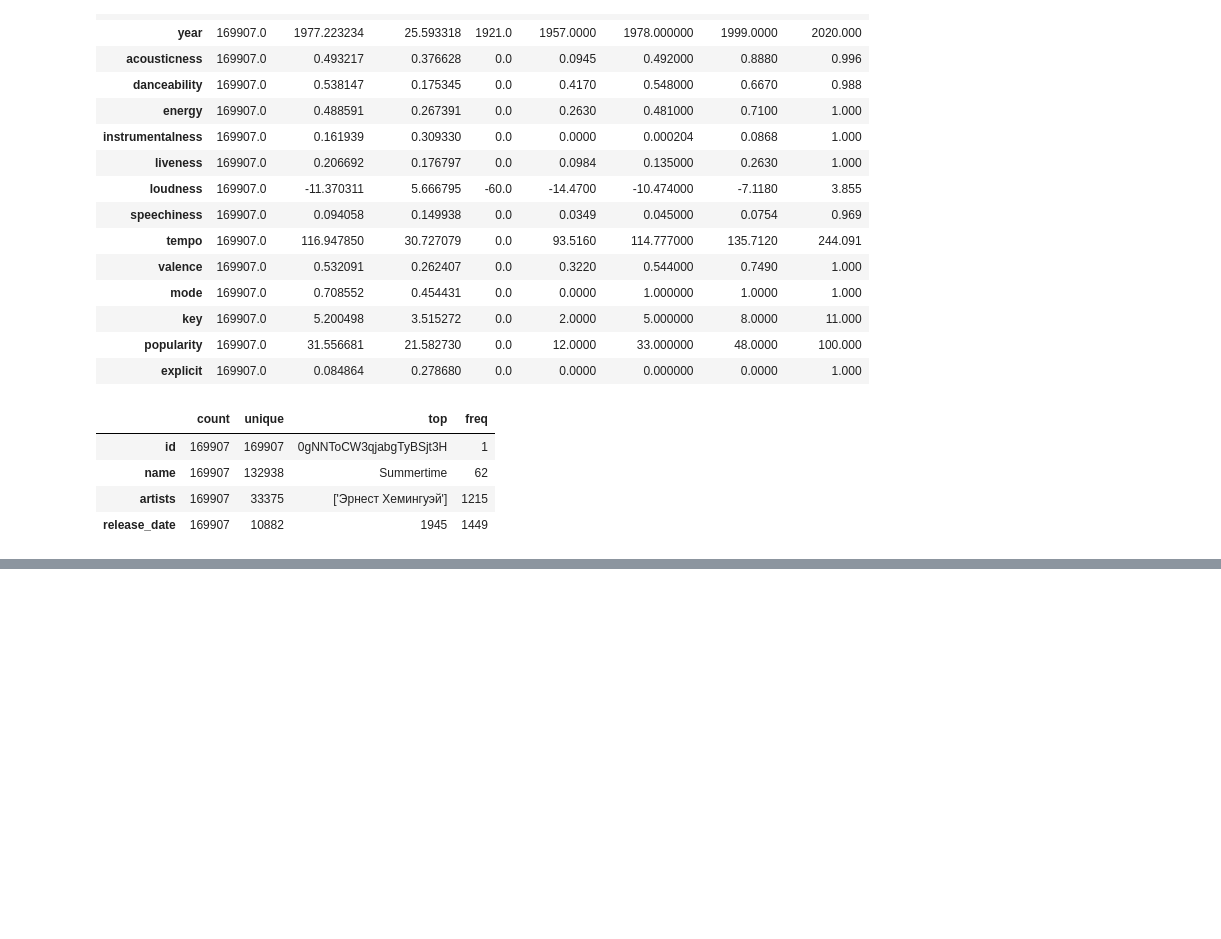
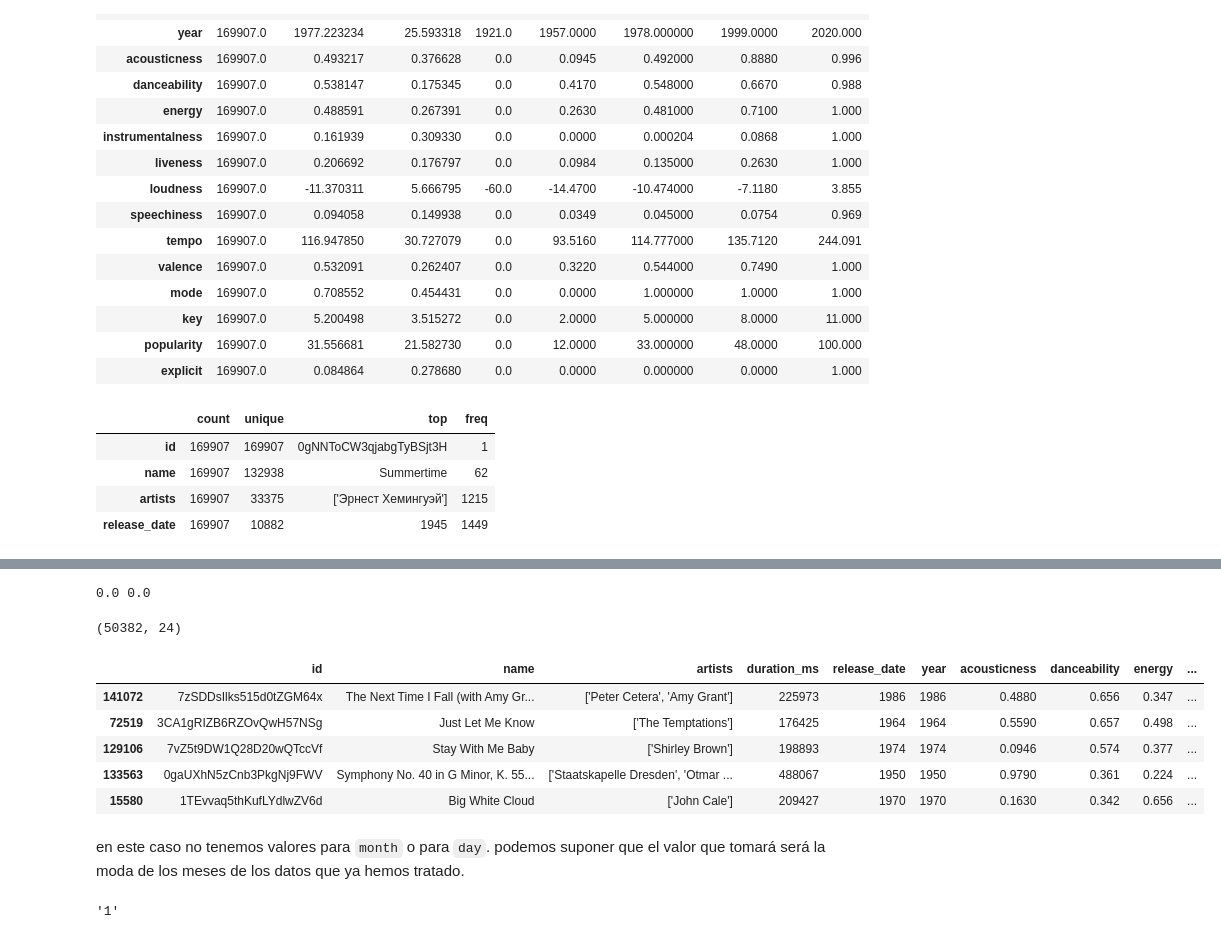
Before and after one commit to annassanchez/lab-eda, a Jupyter notebook: lab_eda_20221121.ipynb, the cells around one changed output, grey strips where cells are left out. Drawn from its saved outputs; the diff is of its cells as text; code cells hidden in the pictures; blank space fills up the shorter version.

Commit message:
fechas corregidas ;_;

```diff
--- a/lab_eda_20221121.ipynb
+++ b/lab_eda_20221121.ipynb
@@ -238,0 +227,3 @@ ParserError: Unknown string format: None/1966/1966 present at position 4
+# %%
+df['month'] = ''
+df['day'] = ''
@@ -238,0 +584,3 @@ ParserError: Unknown string format: None/1966/1966 present at position 4
+# %%
+df_04 = df[df['release_date_length'] == 4]
+df_04['release_date'].value_counts()
@@ -238,0 +600,24 @@ ParserError: Unknown string format: None/1966/1966 present at position 4
+# %%
+### comprobar cual es el separador de los datos de fecha -- > en este caso tiene que ser nulo
+print((1 - (df_04.shape[0] - df_04['release_date'].str.contains('-').sum())/df_04.shape[0])*100,
+    (1 - (df_04.shape[0] - df_04['release_date'].str.contains('/').sum())/df_04.shape[0])*100)
+# %% [output]
+0.0 0.0
+# %%
+print(df_04.shape)
+df_04.sample(5)
+# %% [output]
+(50382, 24)
+|  | id | name | artists | duration_ms | release_date | year | acousticness | danceability | energy | ... |
+| 141072 | 7zSDDsIlks515d0tZGM64x | The Next Time I Fall (with Amy Gr... | ['Peter Cetera', 'Amy Grant'] | 225973 | 1986 | 1986 | 0.4880 | 0.656 | 0.347 | ... |
+| 72519 | 3CA1gRIZB6RZOvQwH57NSg | Just Let Me Know | ['The Temptations'] | 176425 | 1964 | 1964 | 0.5590 | 0.657 | 0.498 | ... |
+| 129106 | 7vZ5t9DW1Q28D20wQTccVf | Stay With Me Baby | ['Shirley Brown'] | 198893 | 1974 | 1974 | 0.0946 | 0.574 | 0.377 | ... |
+| 133563 | 0gaUXhN5zCnb3PkgNj9FWV | Symphony No. 40 in G Minor, K. 55... | ['Staatskapelle Dresden', 'Otmar ... | 488067 | 1950 | 1950 | 0.9790 | 0.361 | 0.224 | ... |
+| 15580 | 1TEvvaq5thKufLYdlwZV6d | Big White Cloud | ['John Cale'] | 209427 | 1970 | 1970 | 0.1630 | 0.342 | 0.656 | ... |
+# %% [markdown]
+en este caso no tenemos valores para `month` o para `day`. podemos suponer que el valor que tomará será la moda de los meses de los datos que ya hemos tratado.
+# %%
+moda = pd.concat([df_06, df_07_barra, df_07_guion, df_08], axis = 0)['month'].mode()[0]
+moda
+# %% [output]
+'1'
```
Also changed, not shown: parts of 61 cells of this notebook.
